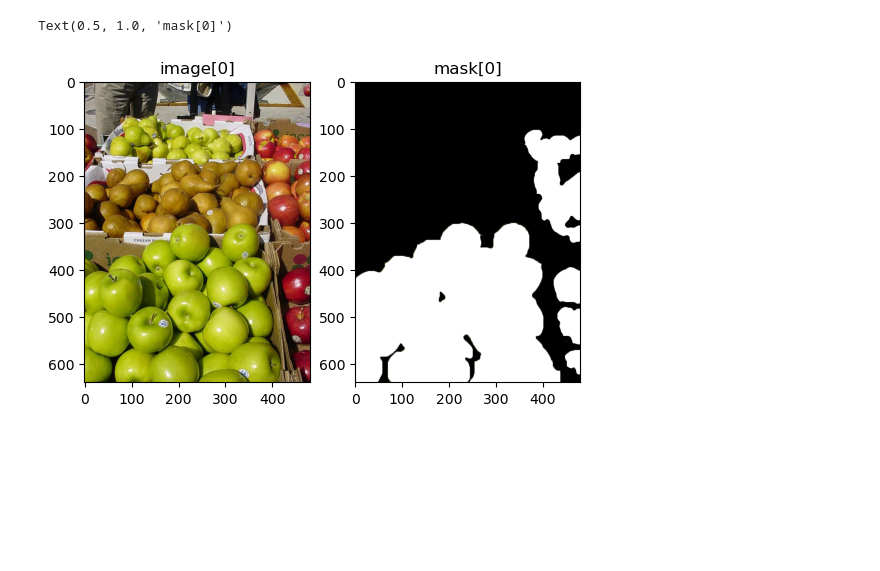
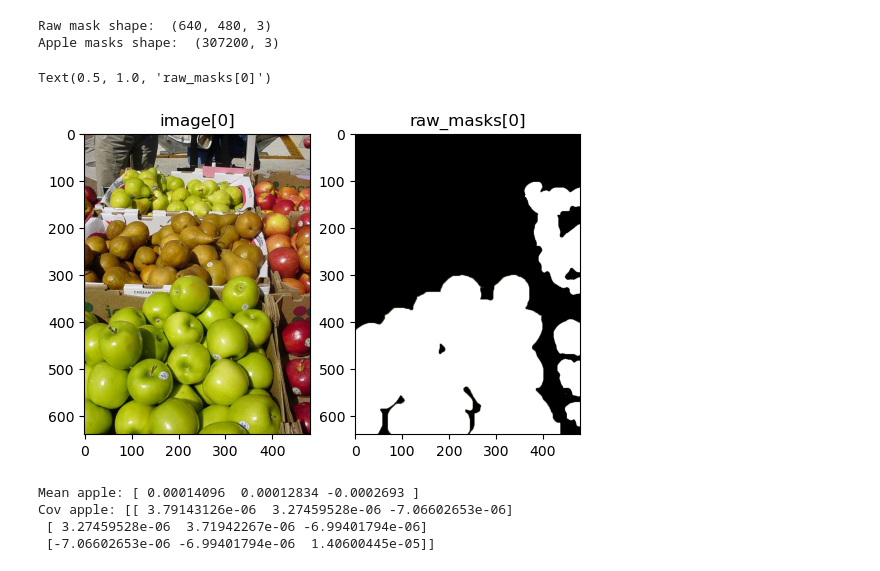
Before and after one commit to swirling-wind/MachineVision_CourseWork01, a Jupyter notebook: practicalMixGauss_Apples.ipynb, the cells around one changed output. Cells and saved outputs as stored; diff of their text form; code cells hidden in the pictures; blank space fills up the shorter version.

```diff
--- a/practicalMixGauss_Apples.ipynb
+++ b/practicalMixGauss_Apples.ipynb
@@ -5,24 +5,43 @@ import matplotlib.pyplot as plt
 # %%
 image_files = glob.glob("apples/*.jpg")
 mask_files = glob.glob("apples/*.png")
+image_files.sort()
+mask_files.sort()
+
 image_list = []
-mask_list = []
+raw_masks = []
+apple_masks = []
+non_apple_masks = []
+
 for cur_img in image_files:
     # load images
     image = plt.imread(cur_img)
     image_list.append(image)
 
 for cur_mask in mask_files:
     # load masks
-    mask = plt.imread(cur_mask)
-    mask_list.append(mask)
+    raw = plt.imread(cur_mask)
+    if raw.shape[-1] == 4:
+        raw = np.delete(raw, -1, axis=-1)
+    raw_masks.append(raw)
 
 
-f, (ax1, ax2) = plt.subplots(1, 2)
+def mask_reshape(data):
+    return np.float32(data.reshape(data.shape[0] * data.shape[1], data.shape[2]))
+
+for mask in raw_masks:
+    apple_masks.append(mask_reshape(mask))
+    non_apple_masks.append(mask_reshape(1 - mask))
+
+print("Raw mask shape: ", raw_masks[0].shape)
+print("Apple masks shape: ", apple_masks[0].shape)
+_, (ax1, ax2) = plt.subplots(1, 2)
 ax1.imshow(image_list[0])
 ax1.set_title('image[0]')
-ax2.imshow(mask_list[0])
-ax2.set_title('mask[0]')
+ax2.imshow(raw_masks[0])
+ax2.set_title('raw_masks[0]')
 # %% [output]
-Text(0.5, 1.0, 'mask[0]')
+Raw mask shape:  (640, 480, 3)
+Apple masks shape:  (307200, 3)
+Text(0.5, 1.0, 'raw_masks[0]')
-[figure, old version]
+[figure, new version]
@@ -28,0 +65,11 @@ Text(0.5, 1.0, 'mask[0]')
+# %%
+mean_apple, cov_apple = fit_MoG_model(apple_masks[0])
+print("Mean apple:", mean_apple)
+print("Cov apple:", cov_apple)
+
+mean_non_apple, cov_non_apple = fit_MoG_model(non_apple_masks[0])
+# %% [output]
+Mean apple: [ 0.00014096  0.00012834 -0.0002693 ]
+Cov apple: [[ 3.79143126e-06  3.27459528e-06 -7.06602653e-06]
+ [ 3.27459528e-06  3.71942267e-06 -6.99401794e-06]
+ [-7.06602653e-06 -6.99401794e-06  1.40600445e-05]]
```
Also changed, not shown: parts of 7 cells of this notebook.
